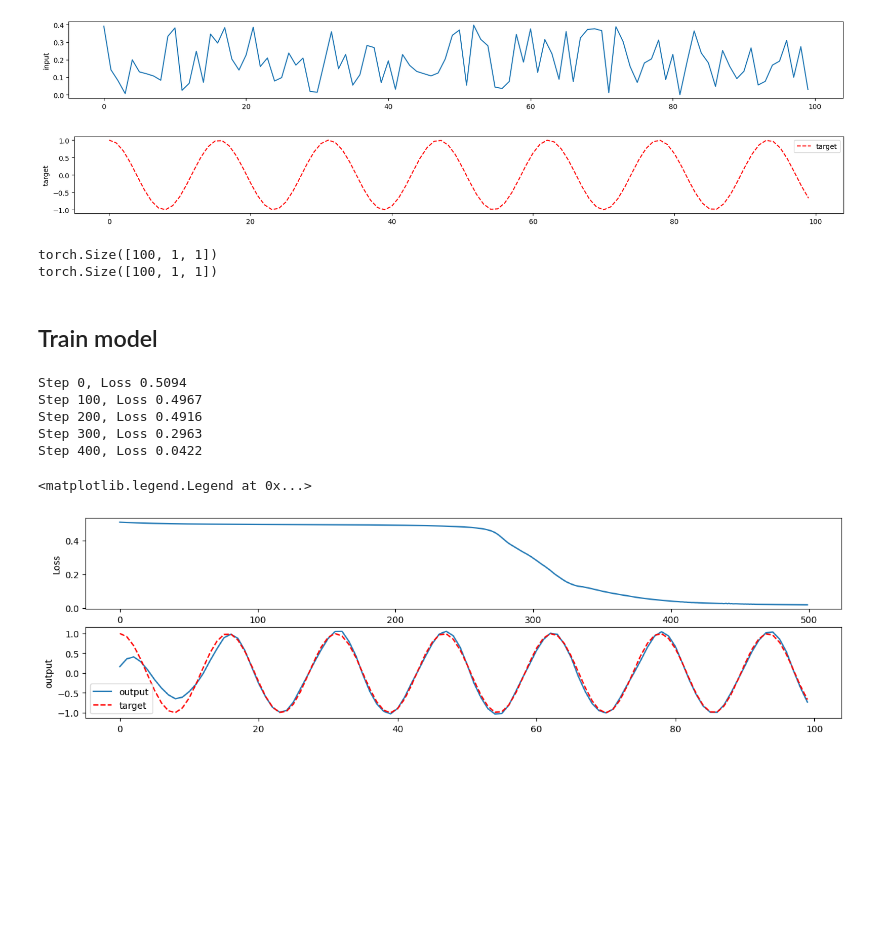
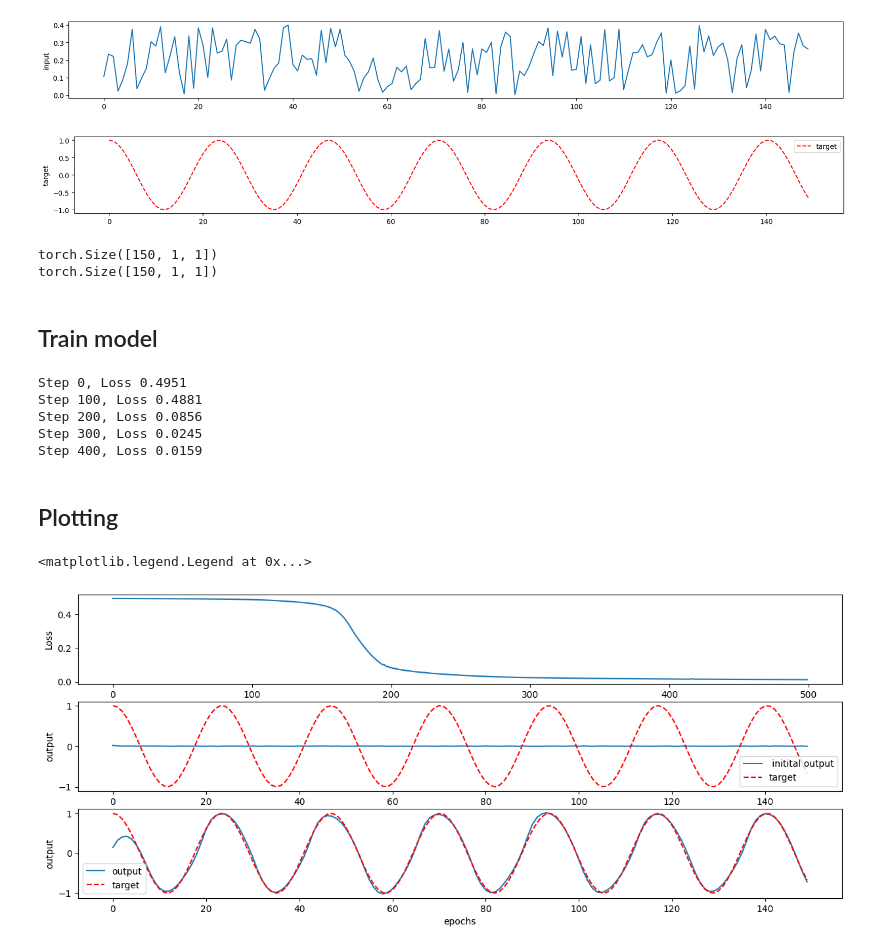
Before and after one commit to trendinafrica/TReND-CaMinA, a Jupyter notebook: notebooks/research_projects_notebooks/RNN_pytorch.ipynb, the cells around one changed output. Cells and saved outputs as stored; diff of their text form; code cells hidden in the pictures; blank space fills up the shorter version.

```diff
--- a/notebooks/research_projects_notebooks/RNN_pytorch.ipynb
+++ b/notebooks/research_projects_notebooks/RNN_pytorch.ipynb
@@ -11,14 +21,11 @@ from torch.autograd import Variable
 #Define Inputs and Targets
 ###########################
 
-n_tsteps = 100
+n_tsteps = 150
 
 #input is just random noise
 inputs = np.random.rand(n_tsteps) * 0.4
-#inputs = np.zeros(n_tsteps)
-#inputs[0:10] = 1
 inputs_tensor = torch.from_numpy(inputs).float()
-#inputs_tensor = inputs_tensor[None, None, :]
 inputs_tensor = inputs_tensor[:,None,None]
 
 #target is a cosine of frequency freq
@@ -37,14 +44,13 @@ plt.plot(target,'r--',label="target")
 plt.ylabel('target')
 plt.legend()
 plt.show()
+
+print(inputs_tensor.size())
+print(target_tensor.size())
 # %% [output]
-[figure, old version]
+[figure, new version]
-[figure, old version]
+[figure, new version]
+torch.Size([150, 1, 1])
+torch.Size([150, 1, 1])
-# %%
-print(inputs_tensor.size())
-print(target_tensor.size())
-# %% [output]
-torch.Size([100, 1, 1])
-torch.Size([100, 1, 1])
 # %%
 ###########################
@@ -88,41 +91,58 @@ class RNNModel(nn.Module):
 n_epochs = 500
 losses = []
 
-#model = RNNModel(1000, 100, 1, 1000) #input_dim, hidden_dim, layer_dim, output_dim
 model = RNNModel(1, 100, 1, 1) #input_dim, hidden_dim, layer_dim, output_dim
 
 criterion = nn.MSELoss(reduction='mean')
-optimizer = torch.optim.Adam(model.parameters(), lr=0.0001)
+optimizer = torch.optim.Adam(model.parameters(), lr=0.0001) #implements gradient descend
 
 for epoch in range(n_epochs):
-    yhat = model(inputs_tensor)
+
+    yhat, hidden = model(inputs_tensor) #yhat is the output
+
+    if epoch ==1 : #saving first epoch for comparison
+      hidden1 = hidden
+      yhat1 = yhat
+
     optimizer.zero_grad()
-    loss = criterion(target_tensor, yhat)
-    loss.backward()
+    loss = criterion(target_tensor, yhat) #computes the loss, difference between output yhat, and desired output (target)
+    loss.backward() #backprop
     optimizer.step()
-    #optimizer.zero_grad()
     losses.append(loss.item())
-    if epoch % 100 == 0:
+
+    if epoch % 100 == 0: #print the loss
       print('Step {}, Loss {:0.4f}'.format(
                 epoch, loss))
 
-output = model.forward(inputs_tensor)
+output, hidden = model.forward(inputs_tensor) #last forward pass to check model performance
 # %% [output]
-Step 0, Loss 0.5094
-Step 100, Loss 0.4967
-Step 200, Loss 0.4916
-Step 300, Loss 0.2963
-Step 400, Loss 0.0422
+Step 0, Loss 0.4951
+Step 100, Loss 0.4881
+Step 200, Loss 0.0856
+Step 300, Loss 0.0245
+Step 400, Loss 0.0159
+# %% [markdown]
+## Plotting
 # %%
-fig, (ax1, ax2) = plt.subplots(2, 1, figsize=(15, 4))
+###########################
+#Plotting
+###########################
+
+fig, (ax1, ax2, ax3) = plt.subplots(3, 1, figsize=(15, 6))
 
 ax1.plot(losses)
 ax1.set_ylabel('Loss')
 
-ax2.plot(output.detach().numpy().reshape(-1),label="output")
+ax2.plot(yhat1.detach().numpy().reshape(-1),label=" initital output")
 ax2.plot(target,'r--',label="target")
 ax2.set_ylabel('output')
 ax2.legend()
+
+ax3.plot(output.detach().numpy().reshape(-1),label="output")
+ax3.plot(target,'r--',label="target")
+ax3.set_ylabel('output')
+ax3.set_xlabel('epochs')
+ax3.legend()
 # %% [output]
 <matplotlib.legend.Legend at 0x...>
-[figure, old version]
+[figure, new version]
```
Also changed, not shown: parts of 4 cells of this notebook, 1 other file.
